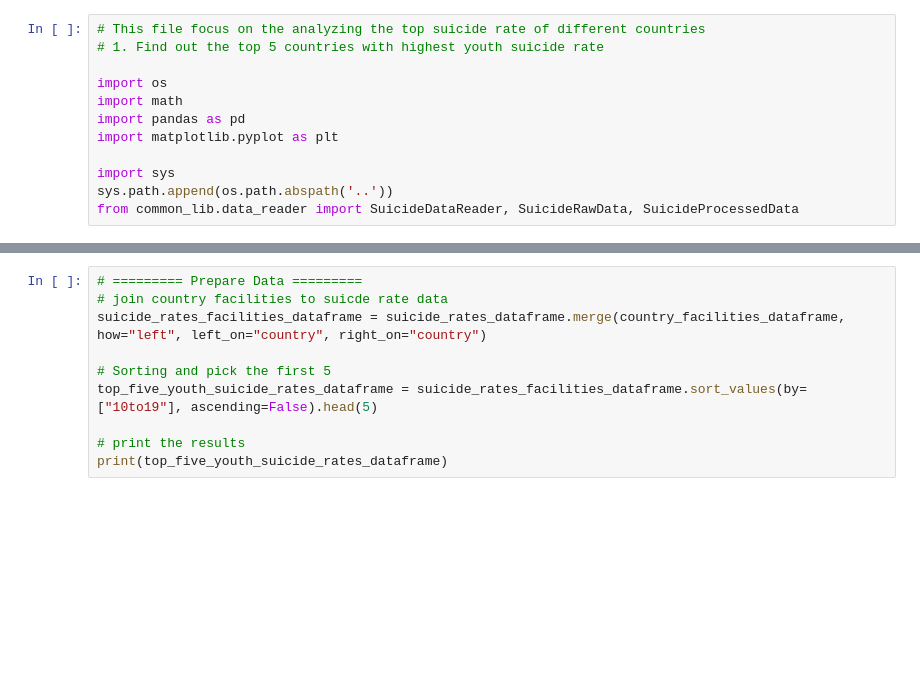
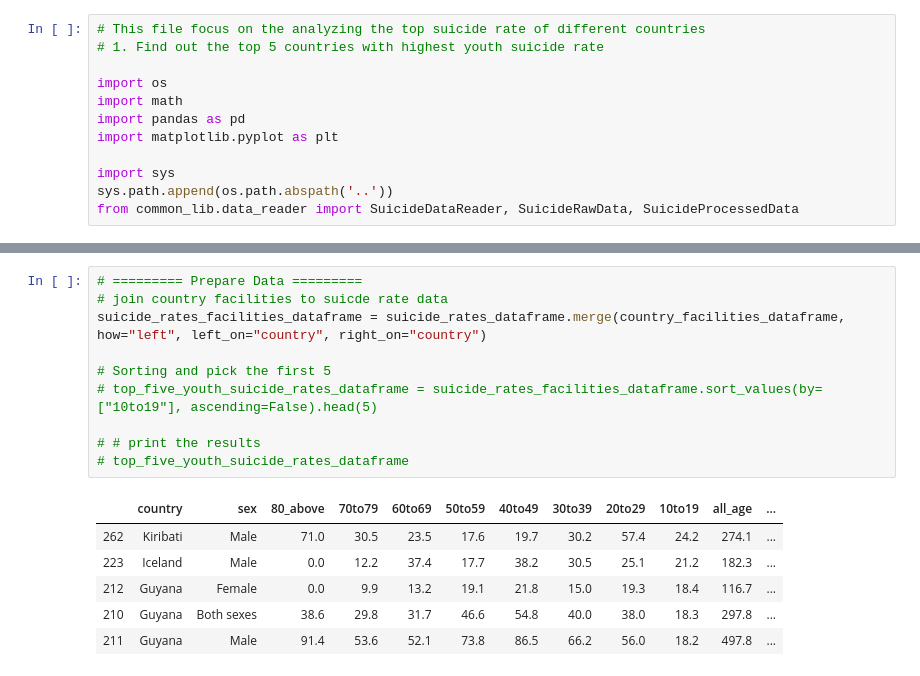
Before and after one commit to mdsi-dsp-at2/eTe-analysis, a Jupyter notebook: analysis/2/top_suicide_rate.ipynb, the cells around one changed output, grey strips where cells are left out. Drawn from its saved outputs; the diff is of its cells as text; blank space fills up the shorter version.

```diff
--- a/analysis/2/top_suicide_rate.ipynb
+++ b/analysis/2/top_suicide_rate.ipynb
@@ -23,13 +41,20 @@ print(country_facilities_dataframe)
 # %%
 # ========= Prepare Data =========
 # join country facilities to suicde rate data
 suicide_rates_facilities_dataframe = suicide_rates_dataframe.merge(country_facilities_dataframe, how="left", left_on="country", right_on="country")
 
 # Sorting and pick the first 5
-top_five_youth_suicide_rates_dataframe = suicide_rates_facilities_dataframe.sort_values(by=["10to19"], ascending=False).head(5)
+# top_five_youth_suicide_rates_dataframe = suicide_rates_facilities_dataframe.sort_values(by=["10to19"], ascending=False).head(5)
 
-# print the results
-print(top_five_youth_suicide_rates_dataframe)
+# # print the results
+# top_five_youth_suicide_rates_dataframe
+# %% [output]
+|  | country | sex | 80_above | 70to79 | 60to69 | 50to59 | 40to49 | 30to39 | 20to29 | 10to19 | all_age | ... |
+| 262 | Kiribati | Male | 71.0 | 30.5 | 23.5 | 17.6 | 19.7 | 30.2 | 57.4 | 24.2 | 274.1 | ... |
+| 223 | Iceland | Male | 0.0 | 12.2 | 37.4 | 17.7 | 38.2 | 30.5 | 25.1 | 21.2 | 182.3 | ... |
+| 212 | Guyana | Female | 0.0 | 9.9 | 13.2 | 19.1 | 21.8 | 15.0 | 19.3 | 18.4 | 116.7 | ... |
+| 210 | Guyana | Both sexes | 38.6 | 29.8 | 31.7 | 46.6 | 54.8 | 40.0 | 38.0 | 18.3 | 297.8 | ... |
+| 211 | Guyana | Male | 91.4 | 53.6 | 52.1 | 73.8 | 86.5 | 66.2 | 56.0 | 18.2 | 497.8 | ... |
 # %%
 # ========= plot graph =========
 top_suicide_rates_country_dataframe = suicide_rates_facilities_dataframe[suicide_rates_facilities_dataframe["10to19"] > 10].sort_values(by=["10to19"], ascending=False)
```
Also changed, not shown: parts of 3 cells of this notebook, 2 other files.
